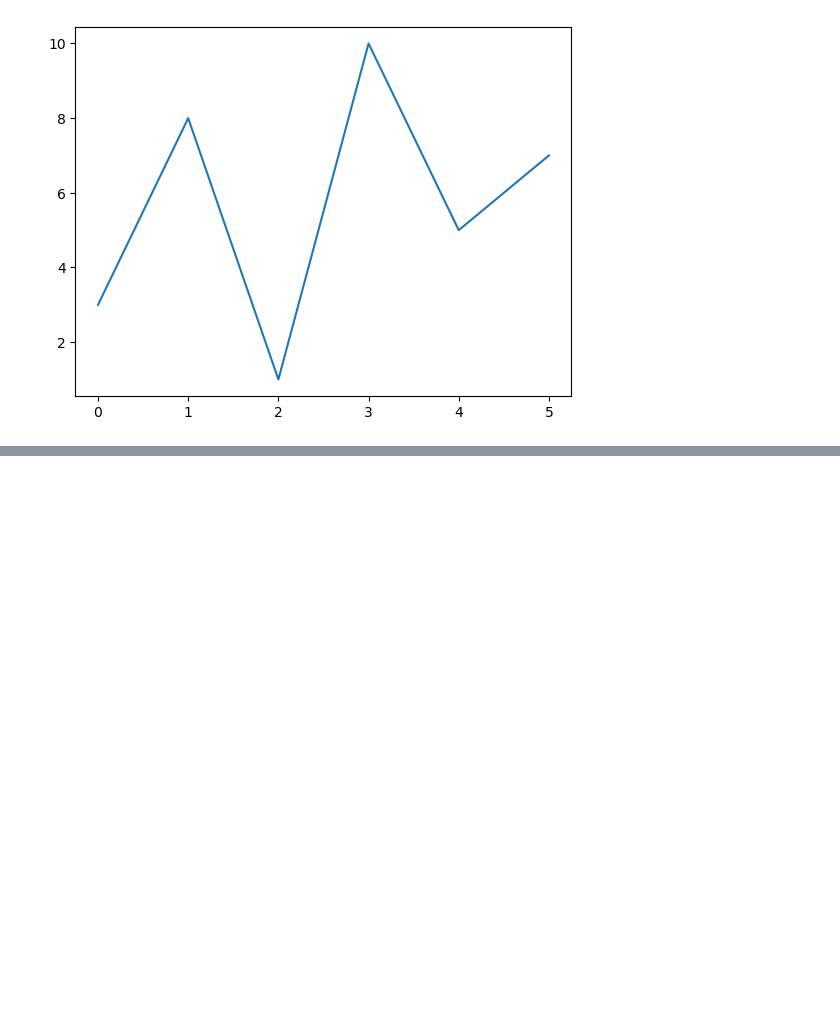
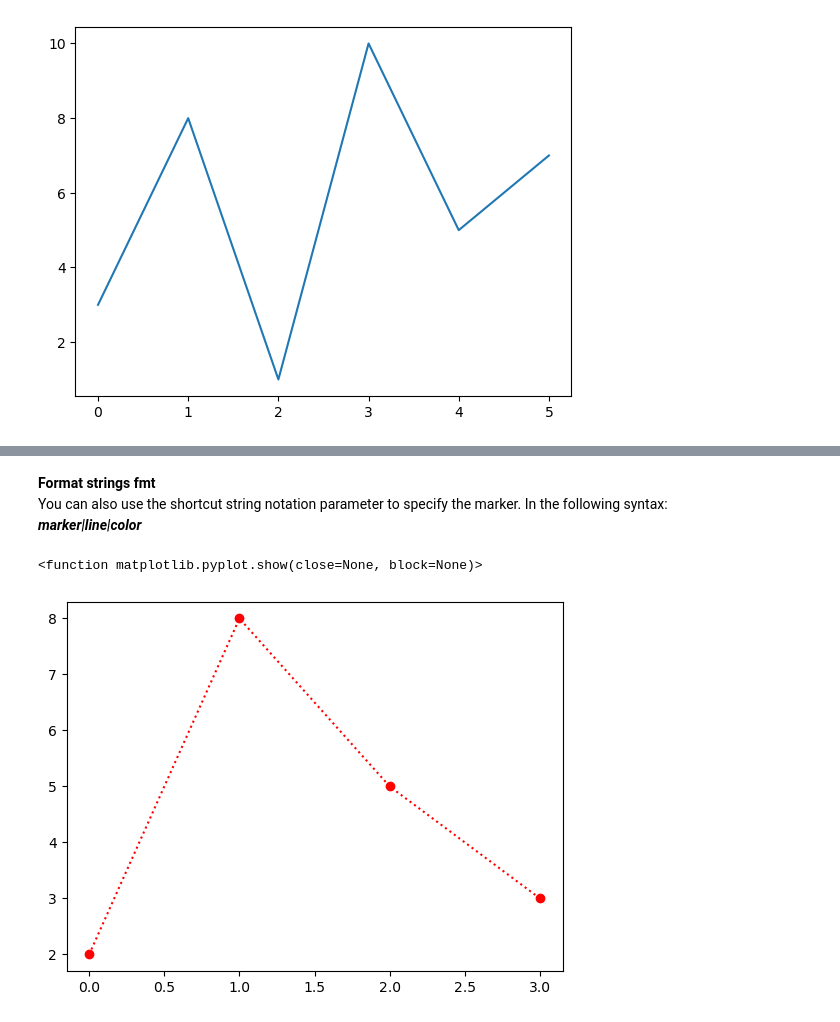
Before and after one commit to alfredkondoro/matplotlib-tutorial, a Jupyter notebook: matplotlib-tutorial.ipynb, the cells around one changed output, grey strips where cells are left out. Cells and saved outputs as stored; diff of their text form; code cells hidden in the pictures; blank space fills up the shorter version.

```diff
--- a/matplotlib-tutorial.ipynb
+++ b/matplotlib-tutorial.ipynb
@@ -71,0 +111,15 @@ plt.show()
+# %% [markdown]
+**Format strings fmt**<br>
+You can also use the shortcut string notation parameter to specify the marker. In the following syntax:<br>
+***marker|line|color***
+# %%
+import matplotlib.pyplot as plt
+import numpy as np
+
+ypts = np.array([2, 8, 5, 3])
+
+plt.plot(ypts, 'o:r')
+plt.show
+# %% [output]
+<function matplotlib.pyplot.show(close=None, block=None)>
+[figure, added]
```
Also changed, not shown: parts of 24 cells of this notebook.
